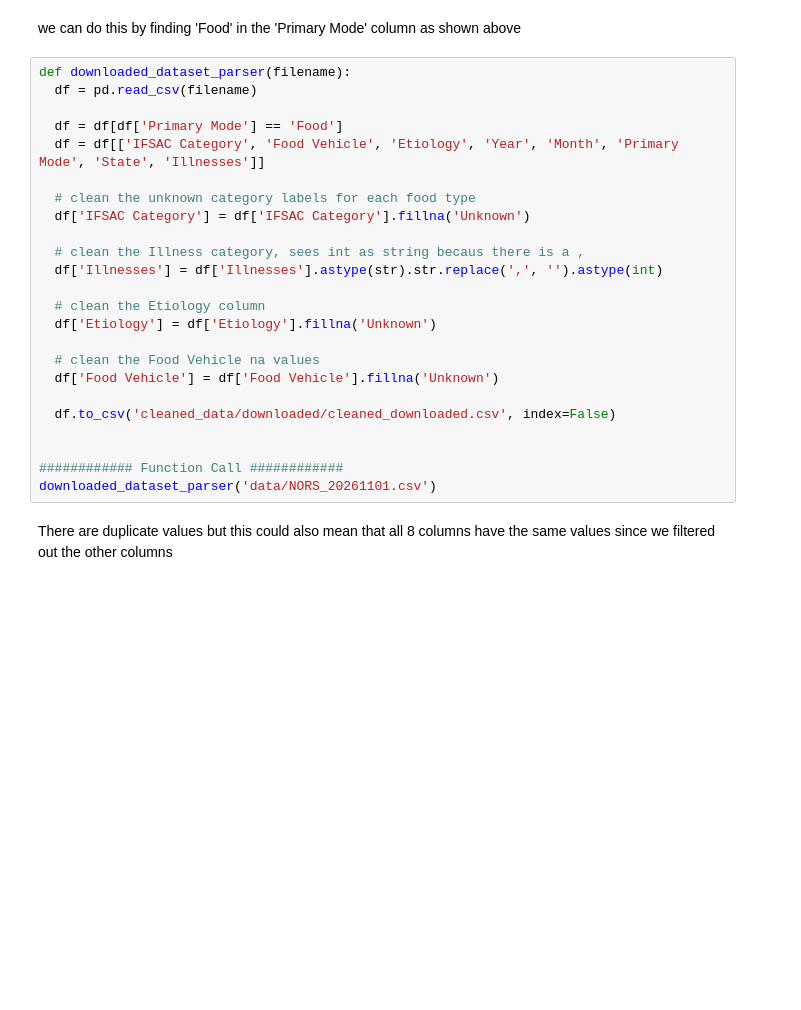
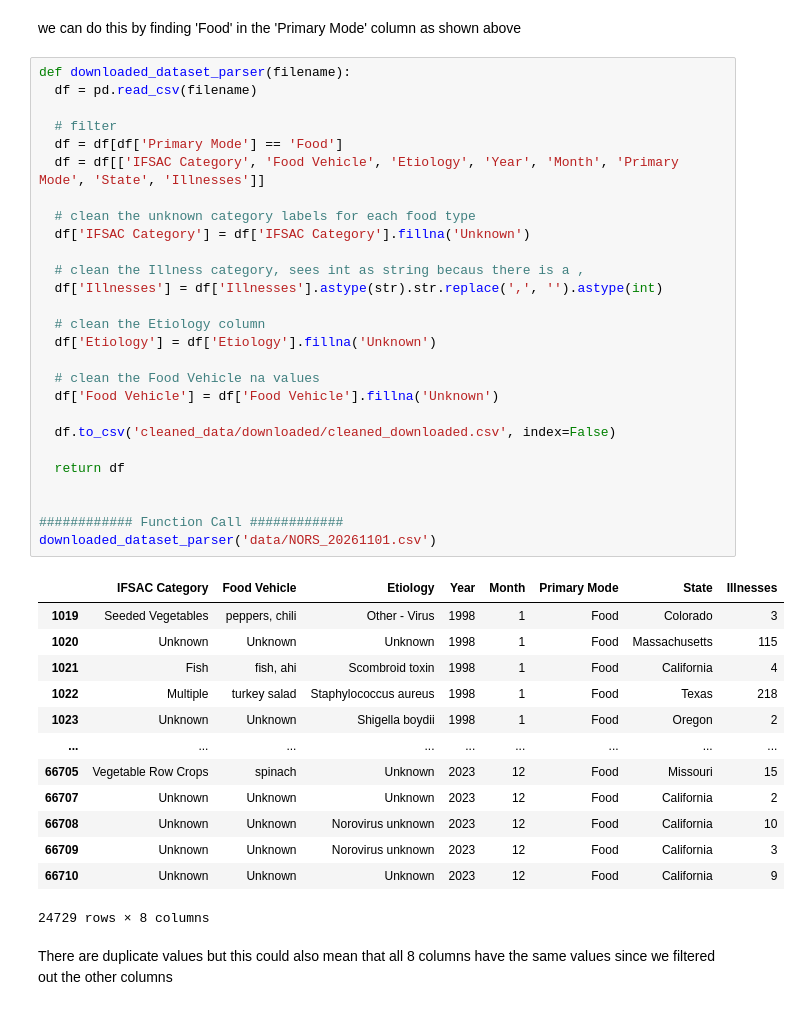
Before and after one commit to arnavisharsh/cs2316-final-project, a Jupyter notebook: Final Project Phase II-1.ipynb, the cells around one changed output. Drawn from its saved outputs; the diff is of its cells as text; blank space fills up the shorter version.

```diff
--- a/Final Project Phase II-1.ipynb
+++ b/Final Project Phase II-1.ipynb
@@ -101,27 +102,44 @@ we can do this by finding 'Food' in the 'Primary Mode' column as shown above
 # %%
 def downloaded_dataset_parser(filename):
   df = pd.read_csv(filename)
 
+  # filter
   df = df[df['Primary Mode'] == 'Food']
   df = df[['IFSAC Category', 'Food Vehicle', 'Etiology', 'Year', 'Month', 'Primary Mode', 'State', 'Illnesses']]
 
   # clean the unknown category labels for each food type
   df['IFSAC Category'] = df['IFSAC Category'].fillna('Unknown')
 
   # clean the Illness category, sees int as string becaus there is a ,
   df['Illnesses'] = df['Illnesses'].astype(str).str.replace(',', '').astype(int)
 
   # clean the Etiology column
   df['Etiology'] = df['Etiology'].fillna('Unknown')
 
   # clean the Food Vehicle na values
   df['Food Vehicle'] = df['Food Vehicle'].fillna('Unknown')
 
   df.to_csv('cleaned_data/downloaded/cleaned_downloaded.csv', index=False)
 
+  return df
+
 
 ############ Function Call ############
 downloaded_dataset_parser('data/NORS_20261101.csv')
+# %% [output]
+|  | IFSAC Category | Food Vehicle | Etiology | Year | Month | Primary Mode | State | Illnesses |
+| 1019 | Seeded Vegetables | peppers, chili | Other - Virus | 1998 | 1 | Food | Colorado | 3 |
+| 1020 | Unknown | Unknown | Unknown | 1998 | 1 | Food | Massachusetts | 115 |
+| 1021 | Fish | fish, ahi | Scombroid toxin | 1998 | 1 | Food | California | 4 |
+| 1022 | Multiple | turkey salad | Staphylococcus aureus | 1998 | 1 | Food | Texas | 218 |
+| 1023 | Unknown | Unknown | Shigella boydii | 1998 | 1 | Food | Oregon | 2 |
+| ... | ... | ... | ... | ... | ... | ... | ... | ... |
+| 66705 | Vegetable Row Crops | spinach | Unknown | 2023 | 12 | Food | Missouri | 15 |
+| 66707 | Unknown | Unknown | Unknown | 2023 | 12 | Food | California | 2 |
+| 66708 | Unknown | Unknown | Norovirus unknown | 2023 | 12 | Food | California | 10 |
+| 66709 | Unknown | Unknown | Norovirus unknown | 2023 | 12 | Food | California | 3 |
+| 66710 | Unknown | Unknown | Unknown | 2023 | 12 | Food | California | 9 |
+24729 rows × 8 columns
 # %% [markdown]
 There are duplicate values but this could also mean that all 8 columns have the same values since we filtered out the other columns
 # %% [markdown]
```
Also changed, not shown: parts of 10 cells of this notebook, 2 other files.
